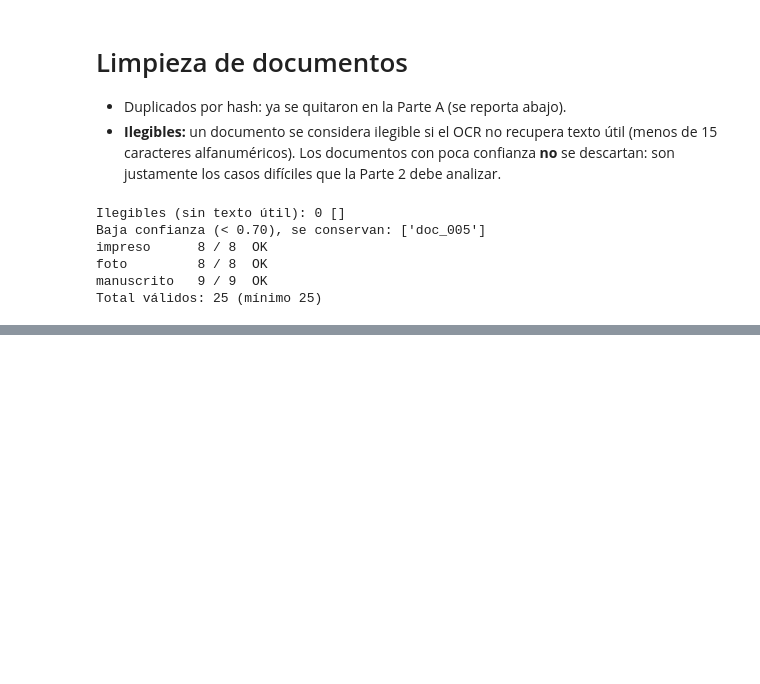
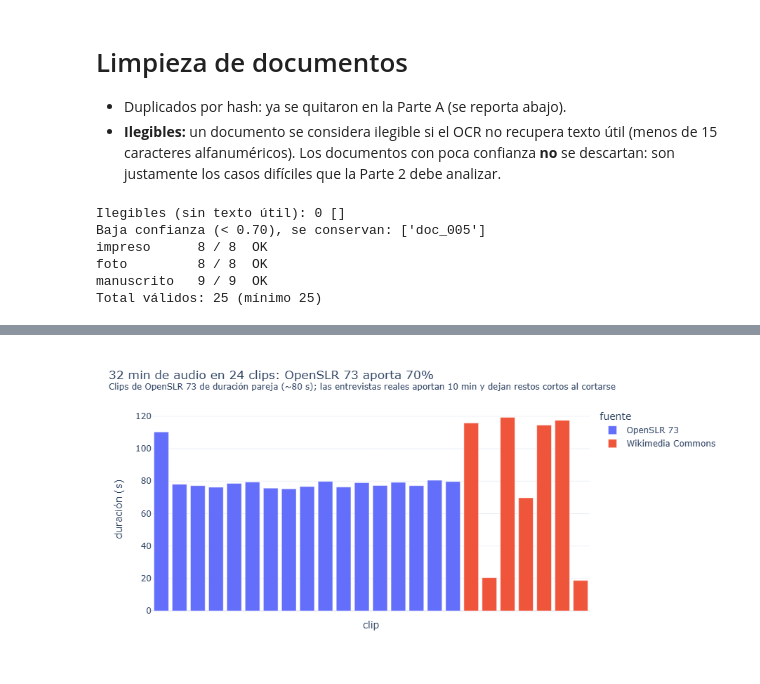
Before and after one commit to ValMur123/python_intermedio, a Jupyter notebook: tarea_2/01_extraccion.ipynb, the cells around one changed output, grey strips where cells are left out. Saved outputs shown, nothing was run; the diff lists cells and outputs as text; code cells hidden in the pictures; blank space fills up the shorter version.

```diff
--- a/tarea_2/01_extraccion.ipynb
+++ b/tarea_2/01_extraccion.ipynb
@@ -710,0 +775,14 @@ Total válidos: 25 (mínimo 25)
+# %%
+# 2) Duración de cada clip por fuente
+clips["minutos"] = clips["duracion_seg"] / 60
+dom = clips.groupby("fuente")["minutos"].sum().sort_values(ascending=False)
+media = clips.groupby("fuente")["duracion_seg"].mean()
+fig = px.bar(clips.sort_values(["fuente", "id"]), x="id", y="duracion_seg", color="fuente",
+             hover_data=["origen", "n_hablantes"],
+             title=(f"{clips.minutos.sum():.0f} min de audio en {len(clips)} clips: {dom.index[0]} aporta "
+                    f"{dom.iloc[0] / dom.sum():.0%}<br><sup>Clips de {dom.index[0]} de duración pareja "
+                    f"(~{media[dom.index[0]]:.0f} s); las entrevistas reales aportan {dom.get('Wikimedia Commons', 0):.0f} min "
+                    f"y dejan restos cortos al cortarse</sup>"))
+fig.update_layout(xaxis_title="clip", yaxis_title="duración (s)", xaxis={"showticklabels": False})
+mostrar(fig)
+# %% [output]
@@ -710,0 +806 @@ Total válidos: 25 (mínimo 25)
+[figure, added]
```
Also changed, not shown: parts of 7 cells of this notebook.
